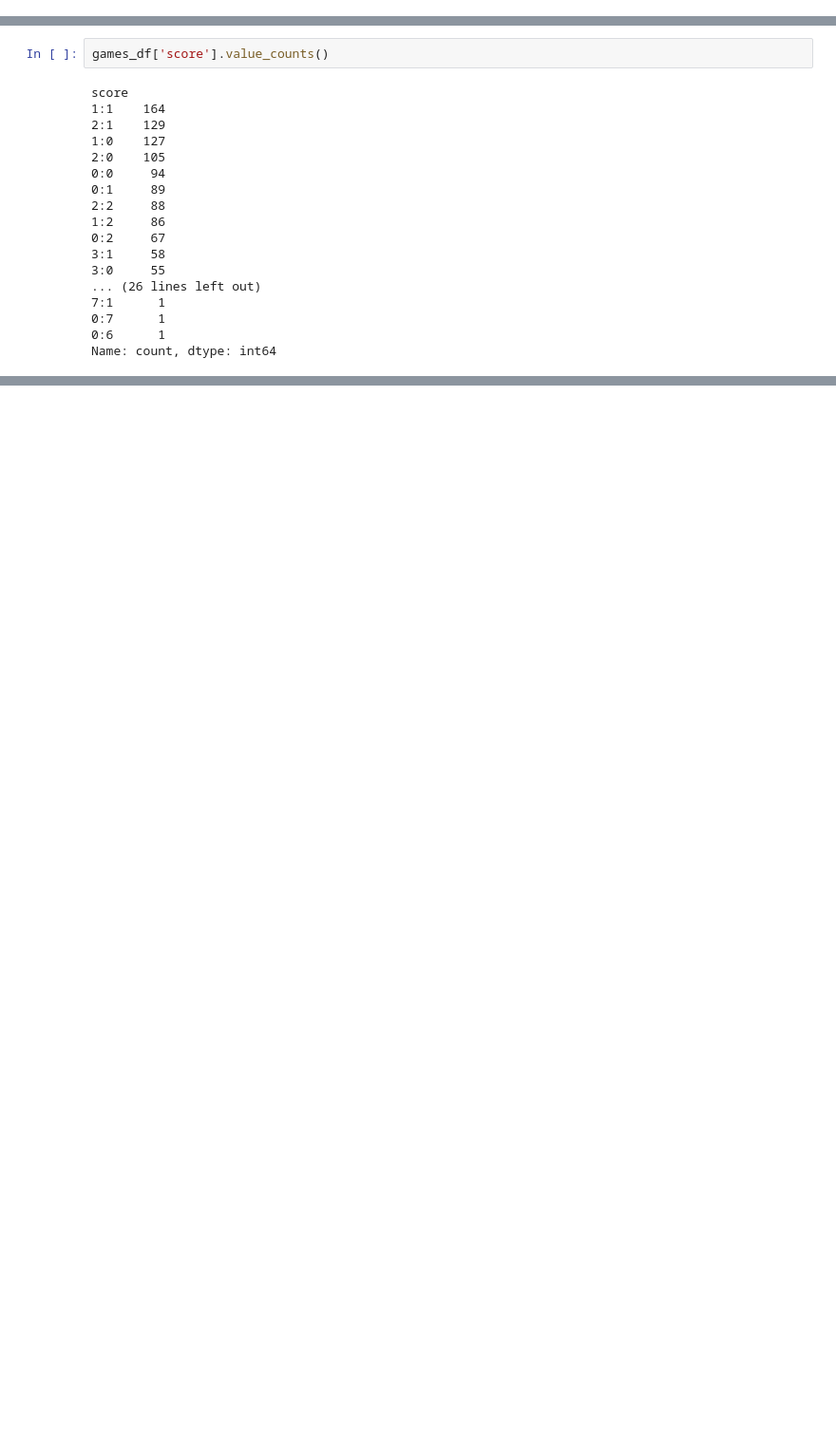
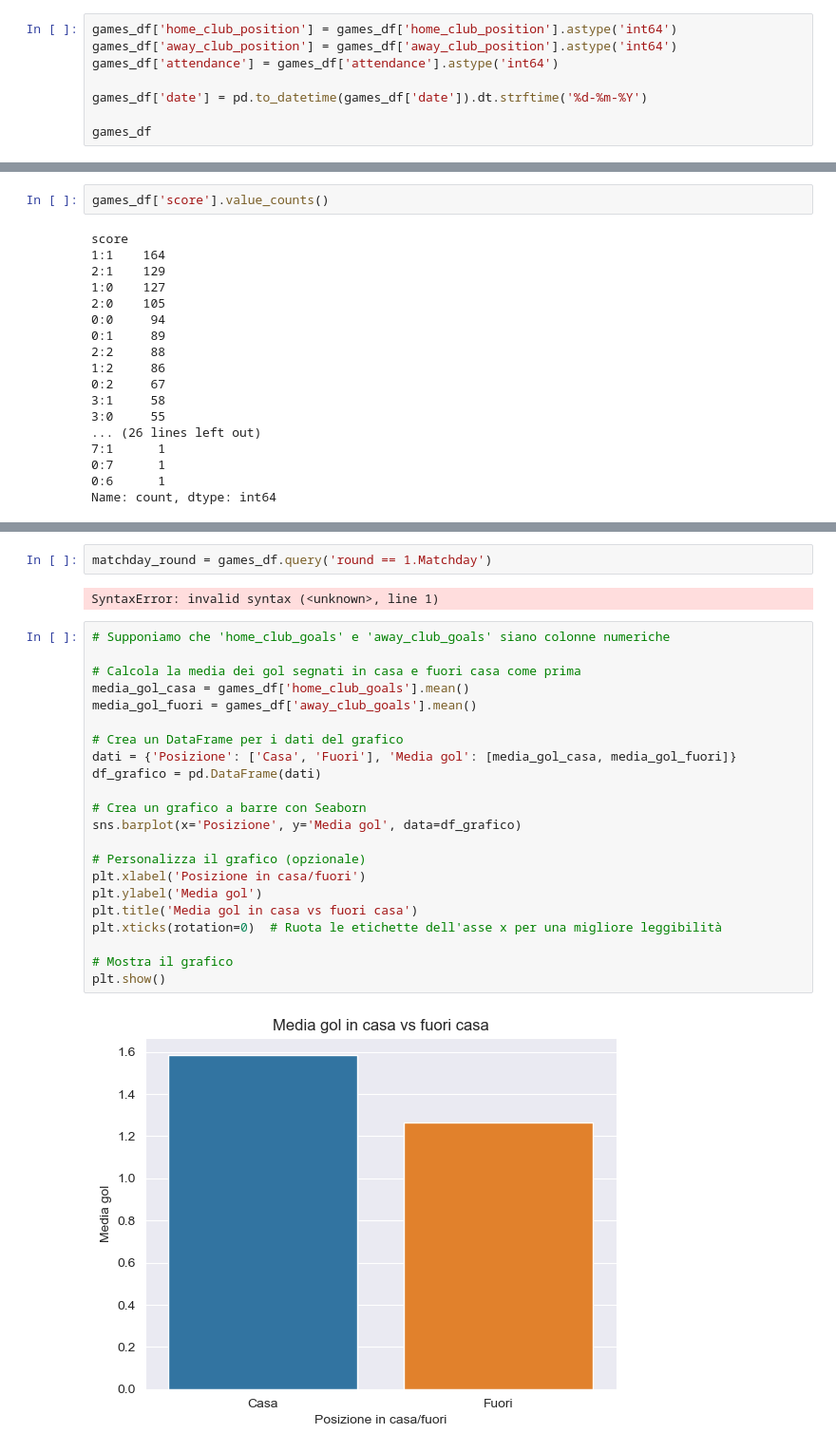
Before and after one commit to RiccardoPili/Football-Data-Analysis, a Jupyter notebook: games.ipynb, the cells around one changed output, grey strips where cells are left out. Shown at 95% size. Drawn from its saved outputs; the diff is of its cells as text; blank space fills up the shorter version.

Commit message:
Grafico media goal in casa e fuori casa

```diff
--- a/games.ipynb
+++ b/games.ipynb
@@ -151,3 +151,11 @@ away_club_name             object
 aggregate                  object
 competition_type           object
 dtype: object
+# %%
+games_df['home_club_position'] = games_df['home_club_position'].astype('int64')
+games_df['away_club_position'] = games_df['away_club_position'].astype('int64')
+games_df['attendance'] = games_df['attendance'].astype('int64')
+
+games_df['date'] = pd.to_datetime(games_df['date']).dt.strftime('%d-%m-%Y')
+
+games_df
@@ -296,0 +320,28 @@ games_df
+# %%
+matchday_round = games_df.query('round == 1.Matchday')
+# %% [output]
+SyntaxError: invalid syntax (<unknown>, line 1)
+# %%
+# Supponiamo che 'home_club_goals' e 'away_club_goals' siano colonne numeriche
+
+# Calcola la media dei gol segnati in casa e fuori casa come prima
+media_gol_casa = games_df['home_club_goals'].mean()
+media_gol_fuori = games_df['away_club_goals'].mean()
+
+# Crea un DataFrame per i dati del grafico
+dati = {'Posizione': ['Casa', 'Fuori'], 'Media gol': [media_gol_casa, media_gol_fuori]}
+df_grafico = pd.DataFrame(dati)
+
+# Crea un grafico a barre con Seaborn
+sns.barplot(x='Posizione', y='Media gol', data=df_grafico)
+
+# Personalizza il grafico (opzionale)
+plt.xlabel('Posizione in casa/fuori')
+plt.ylabel('Media gol')
+plt.title('Media gol in casa vs fuori casa')
+plt.xticks(rotation=0)  # Ruota le etichette dell'asse x per una migliore leggibilità
+
+# Mostra il grafico
+plt.show()
+# %% [output]
+[figure, added]
```
Also changed, not shown: parts of 3 cells of this notebook.
